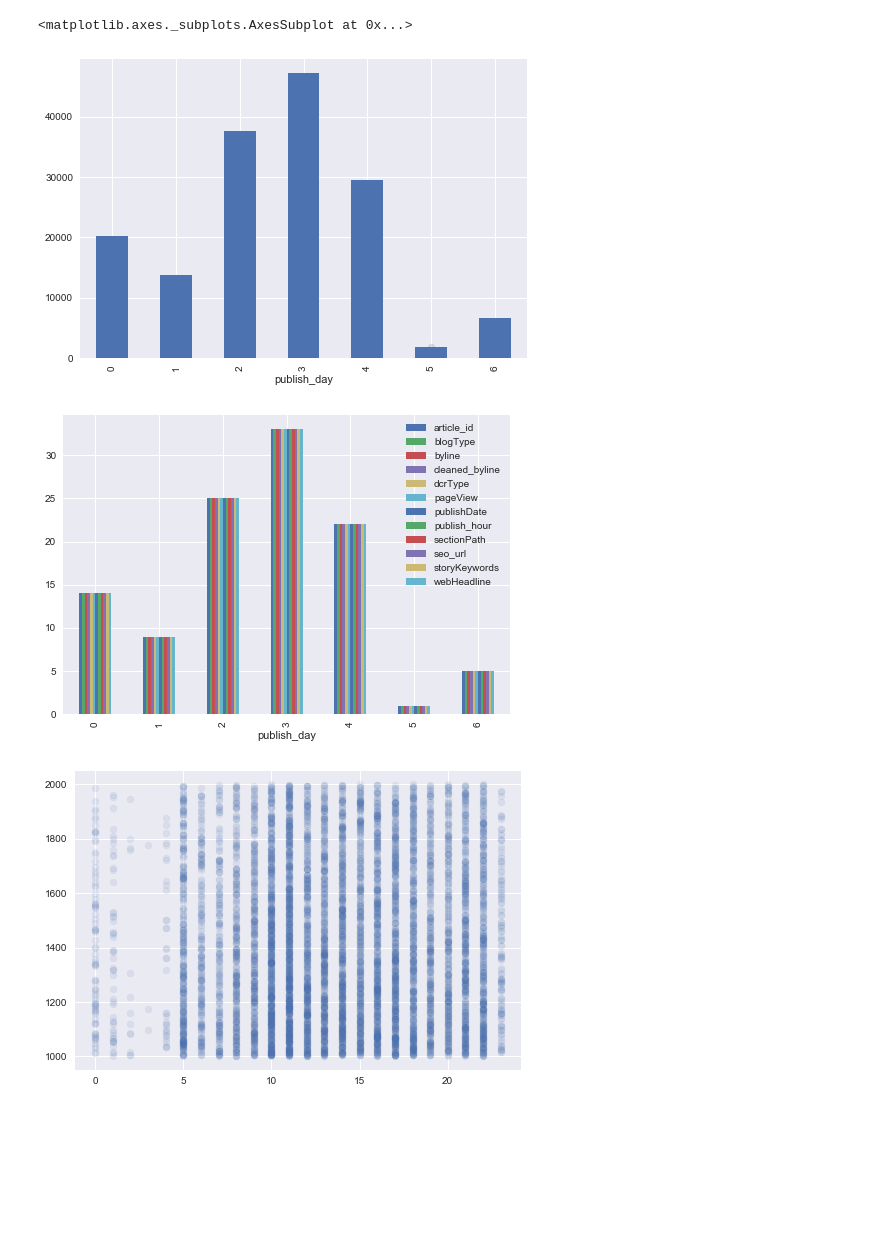
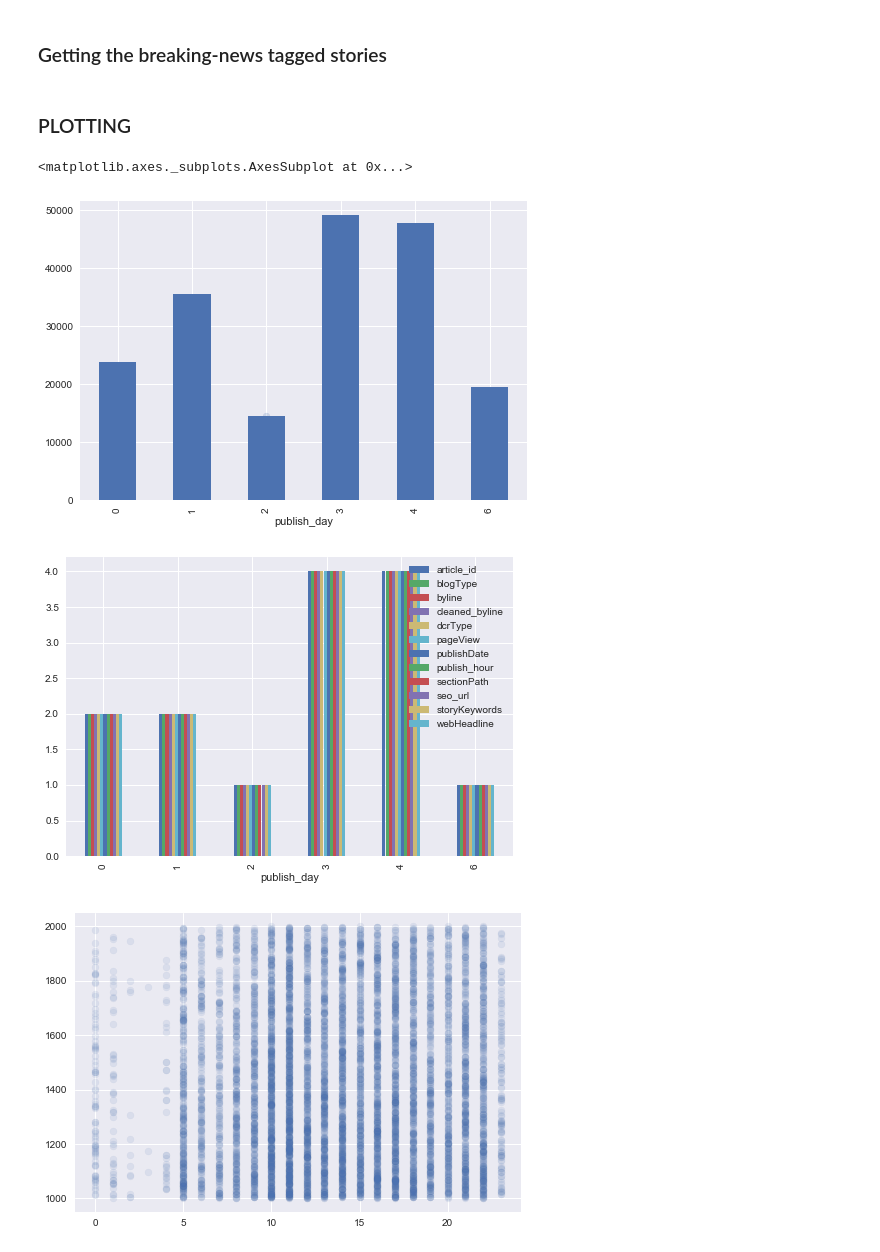
Before and after one commit to tbtimes/Analytic2017, a Jupyter notebook: Data Analysis.ipynb, the cells around one changed output. Cells and saved outputs as stored; diff of their text form; code cells hidden in the pictures; blank space fills up the shorter version.

```diff
--- a/Data Analysis.ipynb
+++ b/Data Analysis.ipynb
@@ -11,4 +11,4 @@ matplotlib.style.use('ggplot')
 # %%
-original_data=pd.read_csv("Analytics_Author_Cleaned.csv")
+original_data=pd.read_csv("Cleaned_Monthly1706.csv", encoding = "ISO-8859-1")
 original_data.head()
 # %% [output]
@@ -45,16 +43,19 @@ times_produced_only.plot.line(x=None, y=("pageView"))
 # %%
 # author_data=[]
 # for index, byline_data in original_author_list.iteritems():
-#     if type(byline_data) != str:
+#     if (type(byline_data) != str) or byline_data == "NaN":
 #         continue
 #     elif byline_data=="":
 #         continue
 #     elif "," in byline_data :
 #         byline_array=byline_data.split(',')
 #         for byline in byline_array:
-#             author_data.append(byline.strip())
+#             if len(byline.lstrip(" ").split()) > 1:
+#                 author_data.append(byline.lstrip(" "))
 #     else :
-#         author_data.append(byline_data.strip())
+#         if len(byline_data.split()) > 1:
+#             author_data.append(byline_data.lstrip(" "))
 
 # author_data_set=set(author_data)
-# print(author_data_set)
+
+author_data=pd.read_csv("Author_Editor.csv", encoding = "ISO-8859-1")
@@ -72,0 +83,13 @@ times_produced_only.plot.line(x=None, y=("pageView"))
+# %%
+# author_list=list(author_data_set)
+# author_df = pd.DataFrame(np.array(author_list).reshape(len(author_list),1), columns = ["Author"])
+# author_df.loc[:,"Hits"] = author_df["Author"].apply(get_author_hits)
+
+hits_array=[]
+for index, author in author_data['STANDARD_BYLINE'].iteritems():
+
+    hits_this_author= get_author_hits(author)
+    hits_array.append(hits_this_author)
+
+
+author_data.loc[:,"total_hits"] = hits_array
@@ -72,0 +101,12 @@ times_produced_only.plot.line(x=None, y=("pageView"))
+# %%
+contain_checker_array=[]
+
+for index, byline_data in original_data['cleaned_byline'].iteritems():
+    contains_Times_staff = False
+    for i, author in author_data['STANDARD_BYLINE'].iteritems():
+        if (type(byline_data) == str) and (author in byline_data)  :
+            contains_Times_staff = True
+    contain_checker_array.append(contains_Times_staff)
+
+
+original_data.loc[:,"Has Time Staffer"]= contain_checker_array
@@ -118,0 +154,2 @@ original_data.head()
+# %% [markdown]
+### Getting the breaking-news tagged stories
@@ -119,19 +160,22 @@ original_data.head()
+# %% [markdown]
+### PLOTTING
 # %%
-low_hits=original_data[(original_data.pageView < 2000) & (original_data.pageView > 1000)]
+low_hits=original_data[(original_data.pageView < 20000) & (original_data.pageView > 10000)]
 # pivot=pd.pivot_table(low_hits, index=['sectionPath', "publish_day"], values="pageView", aggfunc=np.sum)
 low_hits_features=low_hits[(low_hits['sectionPath'] != None)  & (low_hits['sectionPath'].str.contains("features") )]
 plt.scatter(x=low_hits_features['publish_day'], y=low_hits_features['pageView'], alpha=0.2)
 features_hits_pivot=pd.pivot_table(low_hits_features, index=[ "publish_day"], values="pageView", aggfunc=np.sum)
 features_hits_pivot.plot(kind="bar")
+features_hits_pivot.head()
 # low_hits_features.groupby("publish_day").pageView.agg('sum')
 # low_hits_features.head()
 
 low_hits_features_pivot=pd.pivot_table(low_hits_features, index="publish_day", aggfunc=np.size)
 low_hits_features_pivot.plot(kind="bar")
 # %% [output]
 <matplotlib.axes._subplots.AxesSubplot at 0x...>
-[figure, old version]
+[figure, new version]
-[figure, old version]
+[figure, new version]
 # %%
 g = plt.scatter(x=low_hits['publish_hour'], y=low_hits['pageView'], alpha=0.1)
 # %% [output]
```
Also changed, not shown: parts of 22 cells of this notebook, 5 other files.
